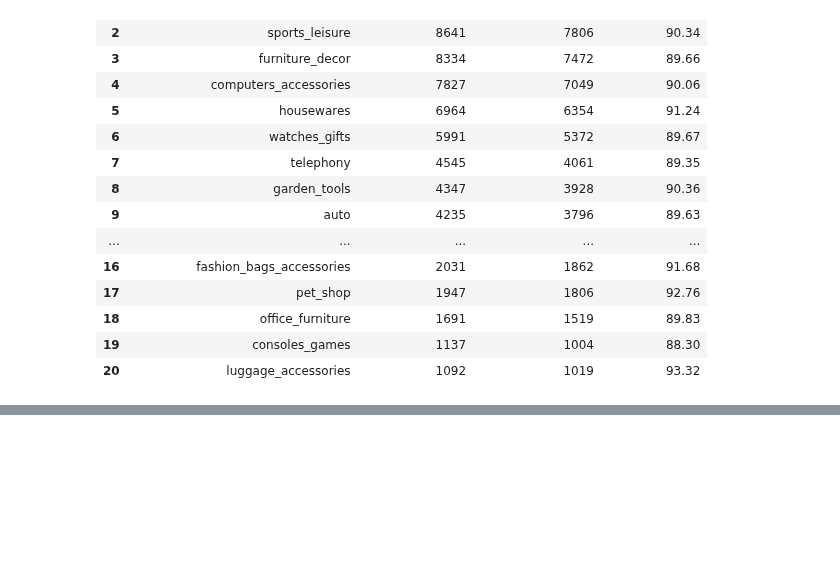
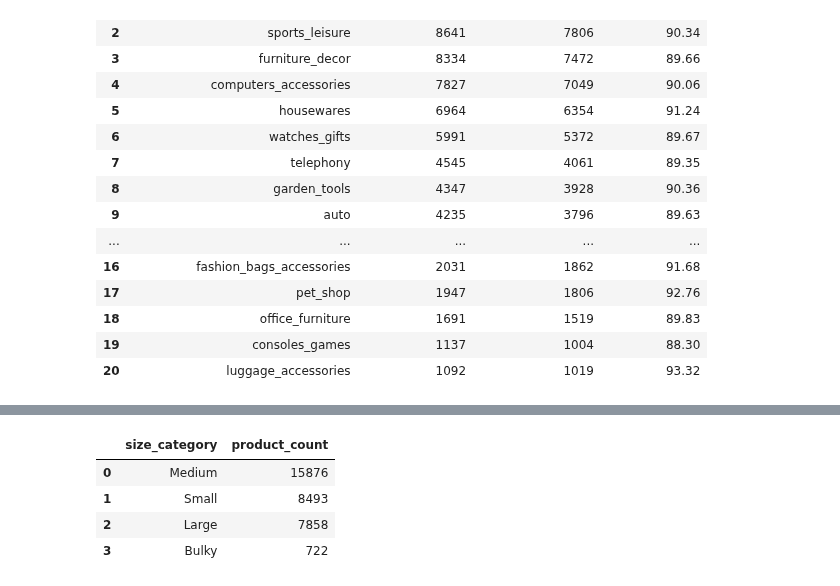
Before and after one commit to jyovian/olist-logistics-analysis, a Jupyter notebook: notebooks/03_analysis.ipynb, the cells around one changed output, grey strips where cells are left out. Drawn from its saved outputs; the diff is of its cells as text; code cells hidden in the pictures; blank space fills up the shorter version.

```diff
--- a/notebooks/03_analysis.ipynb
+++ b/notebooks/03_analysis.ipynb
@@ -288,0 +322,21 @@ A follow-up analysis using actual product dimensions rather than category names
+# %%
+con.execute("""
+    SELECT
+        CASE
+            WHEN product_length_cm * product_height_cm * product_width_cm < 3000 THEN 'Small'
+            WHEN product_length_cm * product_height_cm * product_width_cm < 18000 THEN 'Medium'
+            WHEN product_length_cm * product_height_cm * product_width_cm < 100000 THEN 'Large'
+            ELSE 'Bulky'
+        END AS size_category,
+        COUNT(*) AS product_count
+    FROM mart.dim_products
+    WHERE has_dimensions = TRUE
+    GROUP BY size_category
+    ORDER BY product_count DESC
+""").fetchdf()
+# %% [output]
+|  | size_category | product_count |
+| 0 | Medium | 15876 |
+| 1 | Small | 8493 |
+| 2 | Large | 7858 |
+| 3 | Bulky | 722 |
```
Also changed, not shown: parts of 6 cells of this notebook.
